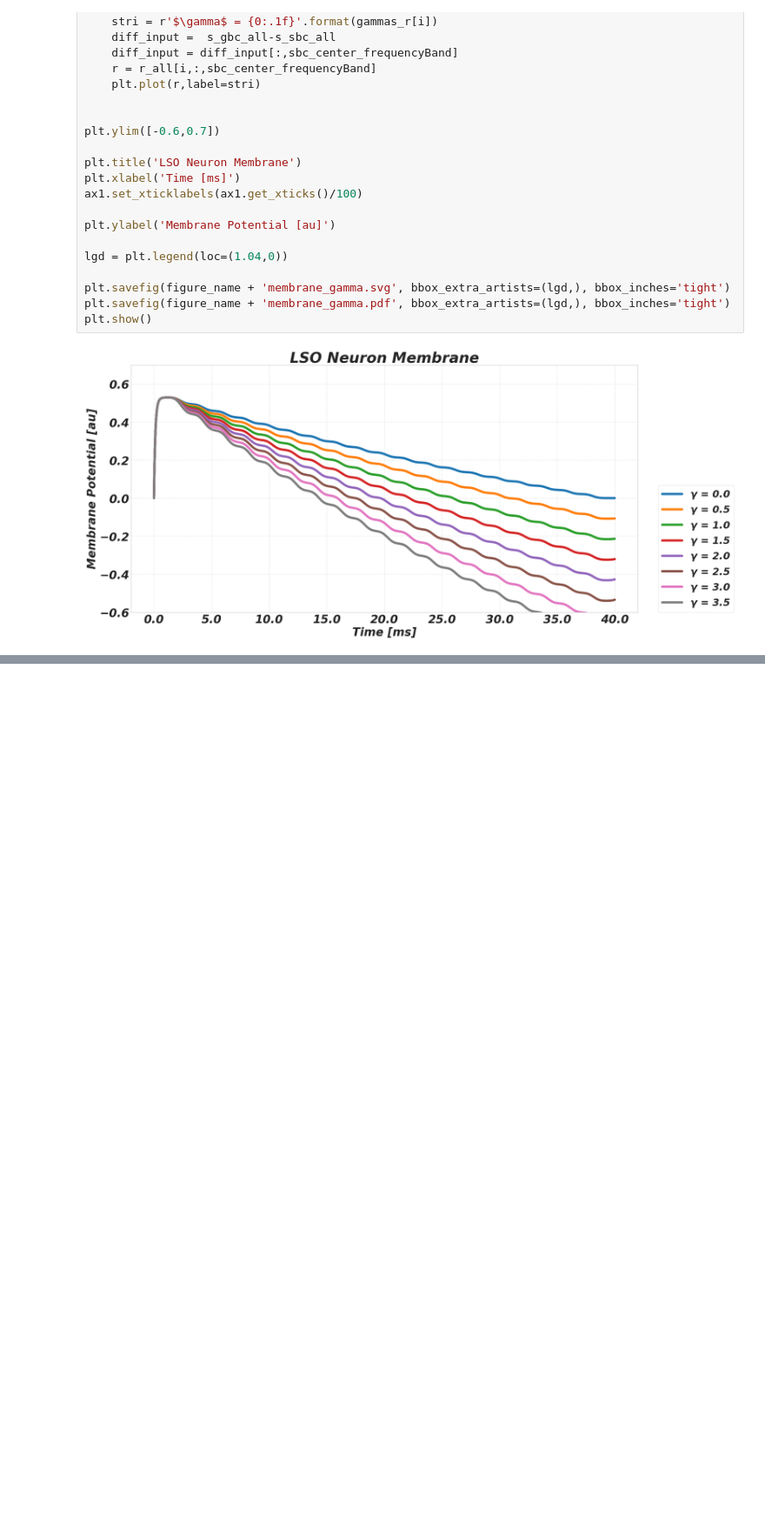
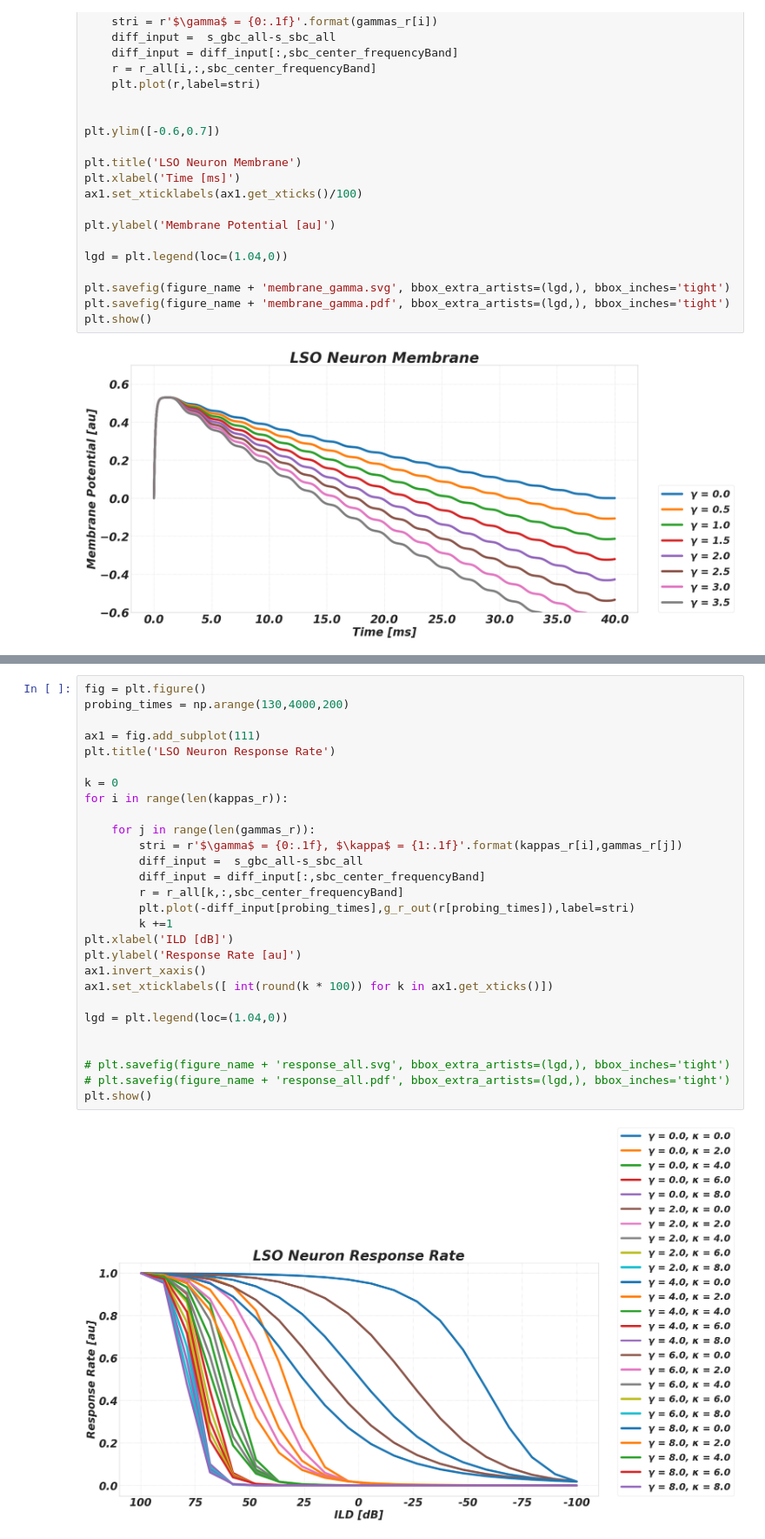
Before and after one commit to oesst/Neuron-Model-ILD, a Jupyter notebook: Figure_Code/Figure 3.0 Parameters.ipynb, the cells around one changed output, grey strips where cells are left out. Shown at 87% size. Drawn from its saved outputs; the diff is of its cells as text; blank space fills up the shorter version.

```diff
--- a/Figure_Code/Figure 3.0 Parameters.ipynb
+++ b/Figure_Code/Figure 3.0 Parameters.ipynb
@@ -501,0 +613,30 @@ plt.show()
+# %%
+fig = plt.figure()
+probing_times = np.arange(130,4000,200)
+
+ax1 = fig.add_subplot(111)
+plt.title('LSO Neuron Response Rate')
+
+k = 0
+for i in range(len(kappas_r)):
+
+    for j in range(len(gammas_r)):
+        stri = r'$\gamma$ = {0:.1f}, $\kappa$ = {1:.1f}'.format(kappas_r[i],gammas_r[j])
+        diff_input =  s_gbc_all-s_sbc_all
+        diff_input = diff_input[:,sbc_center_frequencyBand]
+        r = r_all[k,:,sbc_center_frequencyBand]
+        plt.plot(-diff_input[probing_times],g_r_out(r[probing_times]),label=stri)
+        k +=1
+plt.xlabel('ILD [dB]')
+plt.ylabel('Response Rate [au]')
+ax1.invert_xaxis()
+ax1.set_xticklabels([ int(round(k * 100)) for k in ax1.get_xticks()])
+
+lgd = plt.legend(loc=(1.04,0))
+
+
+# plt.savefig(figure_name + 'response_all.svg', bbox_extra_artists=(lgd,), bbox_inches='tight')
+# plt.savefig(figure_name + 'response_all.pdf', bbox_extra_artists=(lgd,), bbox_inches='tight')
+plt.show()
+# %% [output]
+[figure, added]
```
Also changed, not shown: parts of 5 cells of this notebook, 15 other files.
